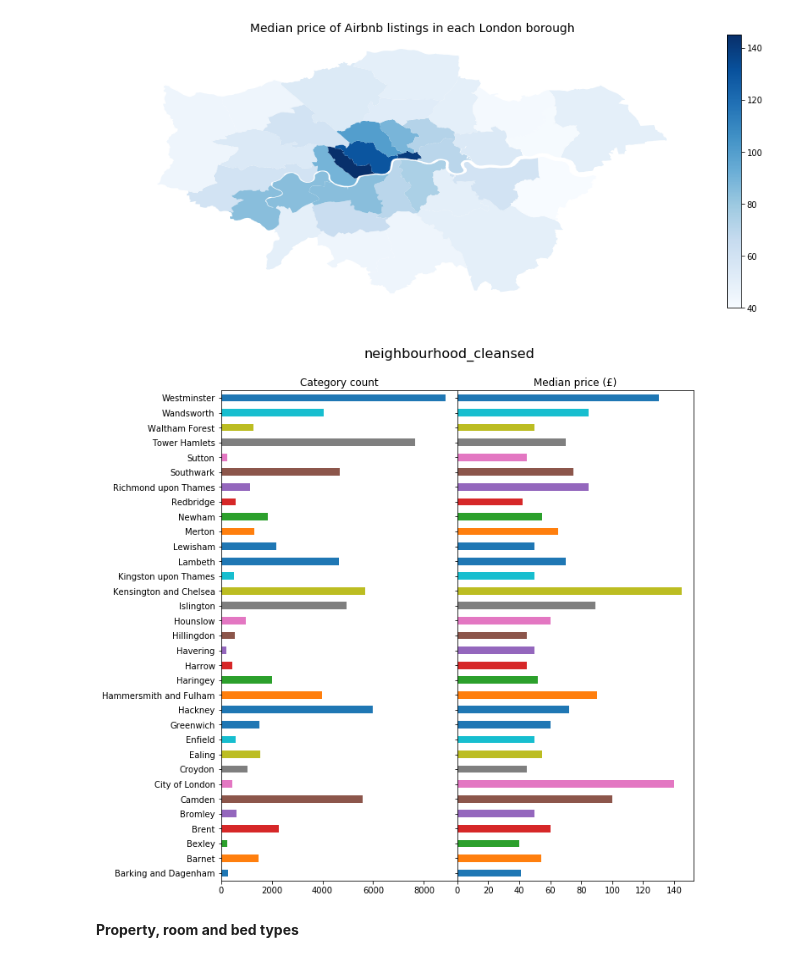
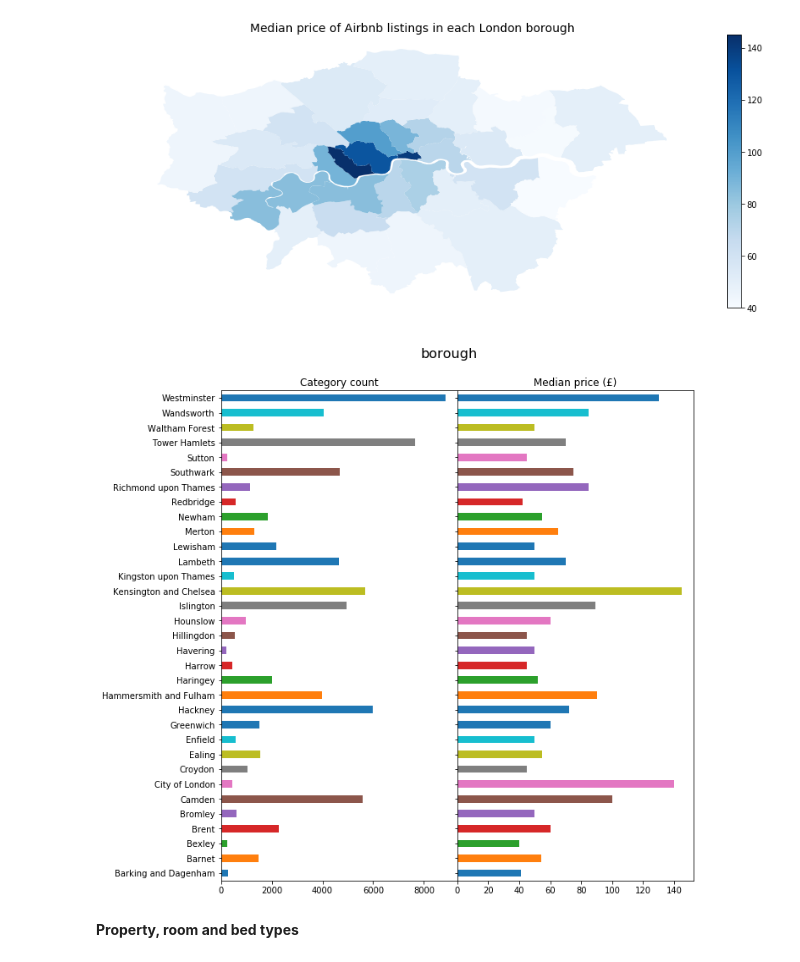
Before and after one commit to cbuie/Airbnb-neural-network-price-prediction, a Jupyter notebook: Airbnb-price-prediction.ipynb, the cells around one changed output. Drawn from its saved outputs; the diff is of its cells as text; code cells hidden in the pictures.

```diff
--- a/Airbnb-price-prediction.ipynb
+++ b/Airbnb-price-prediction.ipynb
@@ -868,3 +907,9 @@ Answer:
+# %%
+# Replacing values under £10 with £10
+df.loc[df.price <= 10, 'price'] = 10
+
+# Replacing values over £1000 with £1000
+df.loc[df.price >= 1000, 'price'] = 1000
 # %% [markdown]
 **Host listings count**
 # %% [markdown]
@@ -970,6 +998,9 @@ category_count_plot('host_response_rate')
 Answer: Westminster (west central London) has the most Airbnb properties, followed by Tower Hamlets (east central London). There is a notable difference in the number of listings between inner London (more listings) and outer London (fewer listings) boroughs.
 
 However, the pattern with prices is slightly different. Kensington and Chelsea (to the west of Westminster) is the most expensive area - this is a famously expensive area to live, with some of the highest house prices in the world. Although inner London is generally more expensive than outer London, there are also some more expensive listings spread out to the west of the city along the Thames (which has some very beautiful areas).
+# %%
+# Renaming the neighbourhood column
+df.rename(columns={'neighbourhood_cleansed': 'borough'}, inplace=True)
 # %%
 # Importing the London borough boundary GeoJSON file as a dataframe in geopandas
 map_df = gpd.read_file('data/neighbourhoods.geojson')
@@ -1038,21 +1069,21 @@ plt.show()
 # %%
 # Same data in bar chart form
 fig, (ax1, ax2) = plt.subplots(1, 2, figsize=(10, 10))
-fig.suptitle('neighbourhood_cleansed', fontsize=16, y=1)
+fig.suptitle('borough', fontsize=16, y=1)
 plt.subplots_adjust(top=0.93, wspace=0)
 
-df.groupby('neighbourhood_cleansed').price.count().plot(kind='barh', ax=ax1)
+df.groupby('borough').price.count().plot(kind='barh', ax=ax1)
 ax1.set_title('Category count')
 ax1.set_ylabel('')
 
-df.groupby('neighbourhood_cleansed').price.median().plot(kind='barh', ax=ax2)
+df.groupby('borough').price.median().plot(kind='barh', ax=ax2)
 ax2.set_title('Median price (£)')
 ax2.set_ylabel('')
 ax2.set_yticklabels(labels='')
 
 plt.show()
 # %% [output]
-[figure, old version]
+[figure, new version]
 # %% [markdown]
 **Property, room and bed types**
 # %% [markdown]
```
Also changed, not shown: parts of 73 cells of this notebook, 1 other file.
